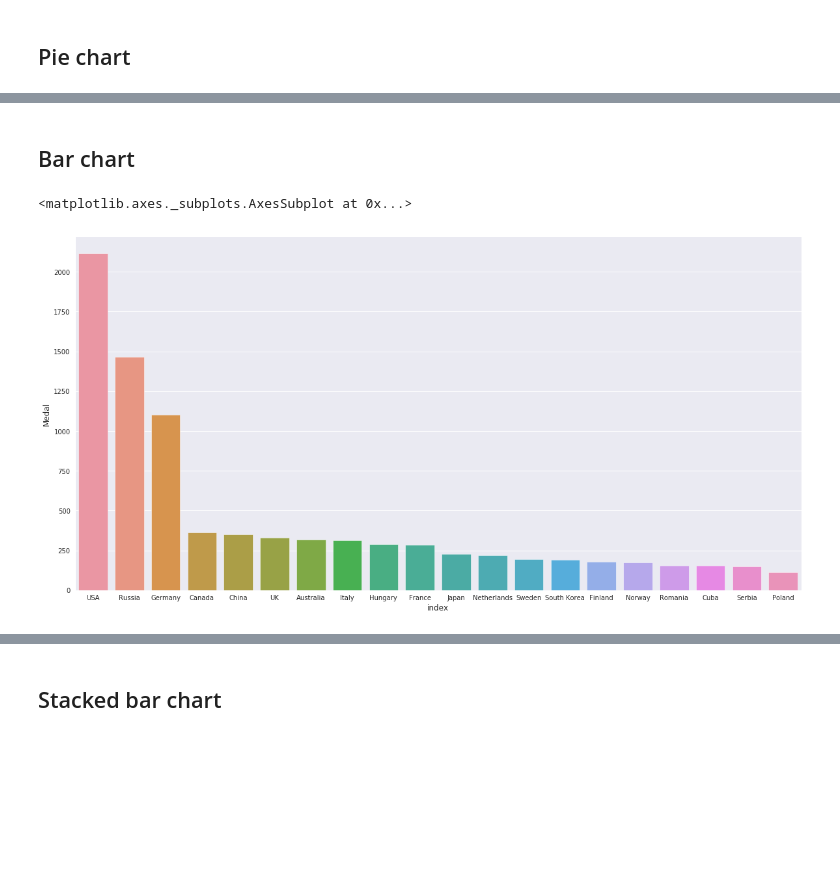
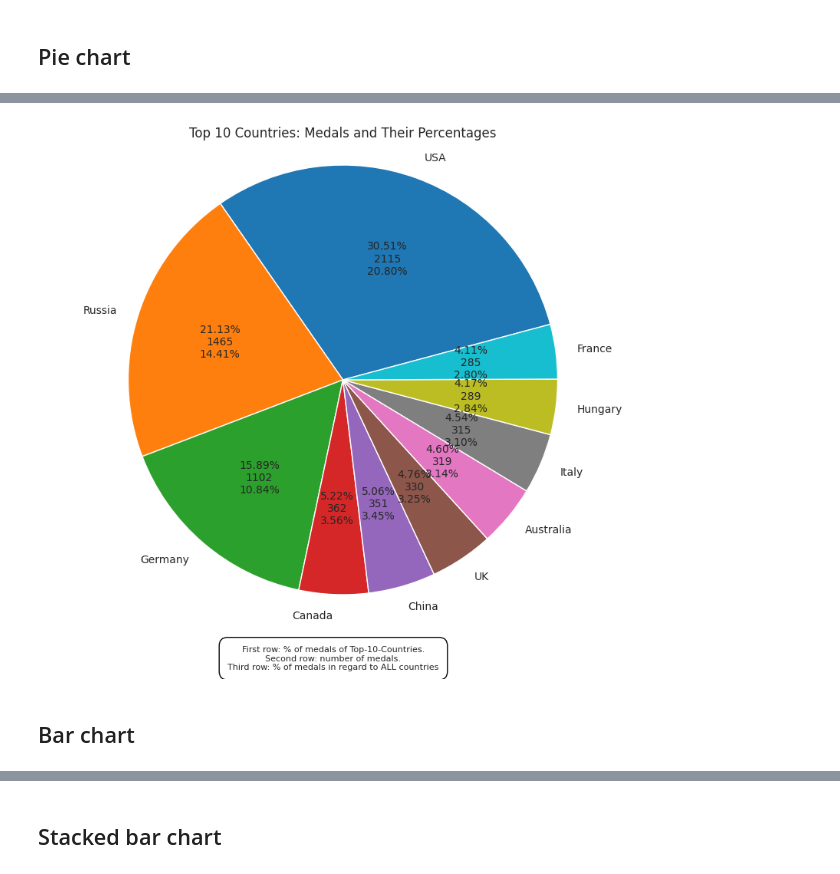
Before and after one commit to MichaelSchmidt1729/EDA, a Jupyter notebook: let_s_discover_more_about_the_olympic_games.ipynb, the cells around one changed output, grey strips where cells are left out. Cells and saved outputs as stored; diff of their text form; code cells hidden in the pictures; blank space fills up the shorter version.

```diff
--- a/let_s_discover_more_about_the_olympic_games.ipynb
+++ b/let_s_discover_more_about_the_olympic_games.ipynb
@@ -188,8 +193,44 @@ plt.show()
+# %%
+goldMedals = merged[(merged.Medal == 'Gold')]
+totalGoldMedals=goldMedals.region.value_counts().reset_index(name='Medal')
+
+sorted_data = totalGoldMedals.sort_values('Medal', ascending=False).head(10)
+values = sorted_data['Medal']
+labels = sorted_data.index
+
+# Assuming totalGoldMedals DataFrame is already defined and contains 'Medal' column
+totalGoldMedals = totalGoldMedals.set_index('index')
+
+# Sorting the DataFrame by the 'Medal' column in descending order
+sorted_data = totalGoldMedals.sort_values('Medal', ascending=False)
+
+# Extracting values and labels for the top 10
+values_top10 = sorted_data['Medal'].head(10)
+labels_top10 = sorted_data.index[:10]
+
+# Extracting total medals for percentage calculation of all countries
+total_medals_all = sorted_data['Medal'].sum()
+
+# Custom autopct to show percentage of medals of top-10 countries and percentage of medals in regard to ALL countries
+def custom_autopct(pct):
+    total_top10 = sum(values_top10)
+    val = int(round(pct*total_top10/100.0))
+    percentage_of_all = (val / total_medals_all) * 100
+    return f"{pct:.2f}%\n{val}\n{percentage_of_all:.2f}%"
+
+# Creating the pie chart for top 10
+plt.figure(figsize=(10, 8))
+plt.pie(values_top10, labels=labels_top10, startangle=15, autopct=custom_autopct)
+plt.axis('equal')  # Equal aspect ratio ensures that pie is drawn as a circle.
+
+plt.title('Top 10 Countries: Medals and Their Percentages')
+
+# Adding text box
+explanation_text = 'First row: % of medals of Top-10-Countries.\nSecond row: number of medals.\nThird row: % of medals in regard to ALL countries'
+plt.gcf().text(0.5, 0.02, explanation_text, ha='center', va='bottom', fontsize=8, bbox=dict(facecolor='none', edgecolor='black', boxstyle='round,pad=1'))
+
+plt.show()
+# %% [output]
+[figure, added]
 # %% [markdown]
 ## Bar chart
-# %%
-plt.figure(figsize=(20, 10))
-sns.barplot(x='index',y="Medal",data=totalGoldMedals.head(20))
-# %% [output]
-<matplotlib.axes._subplots.AxesSubplot at 0x...>
-[figure, removed]
```
Also changed, not shown: parts of 31 cells of this notebook.
